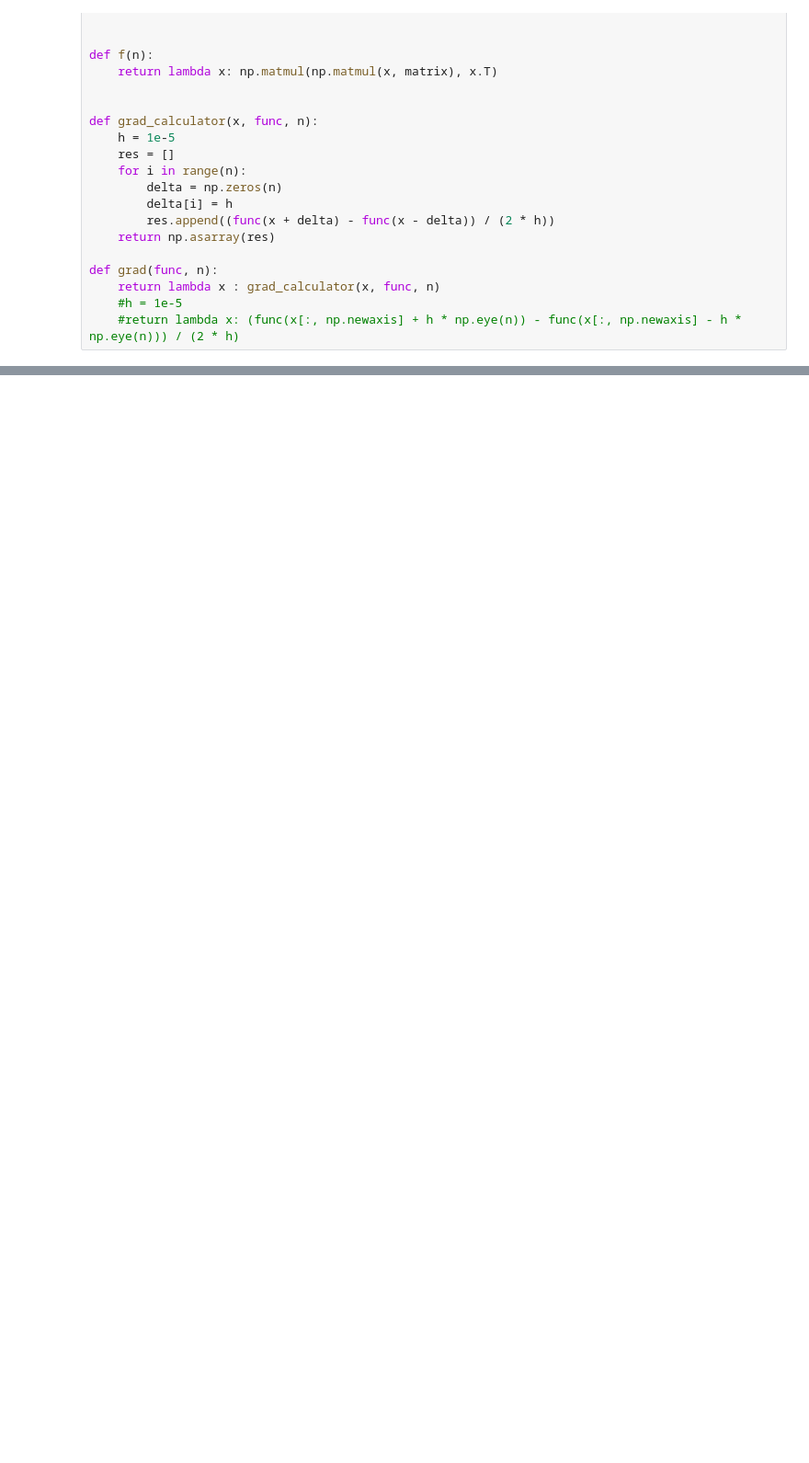
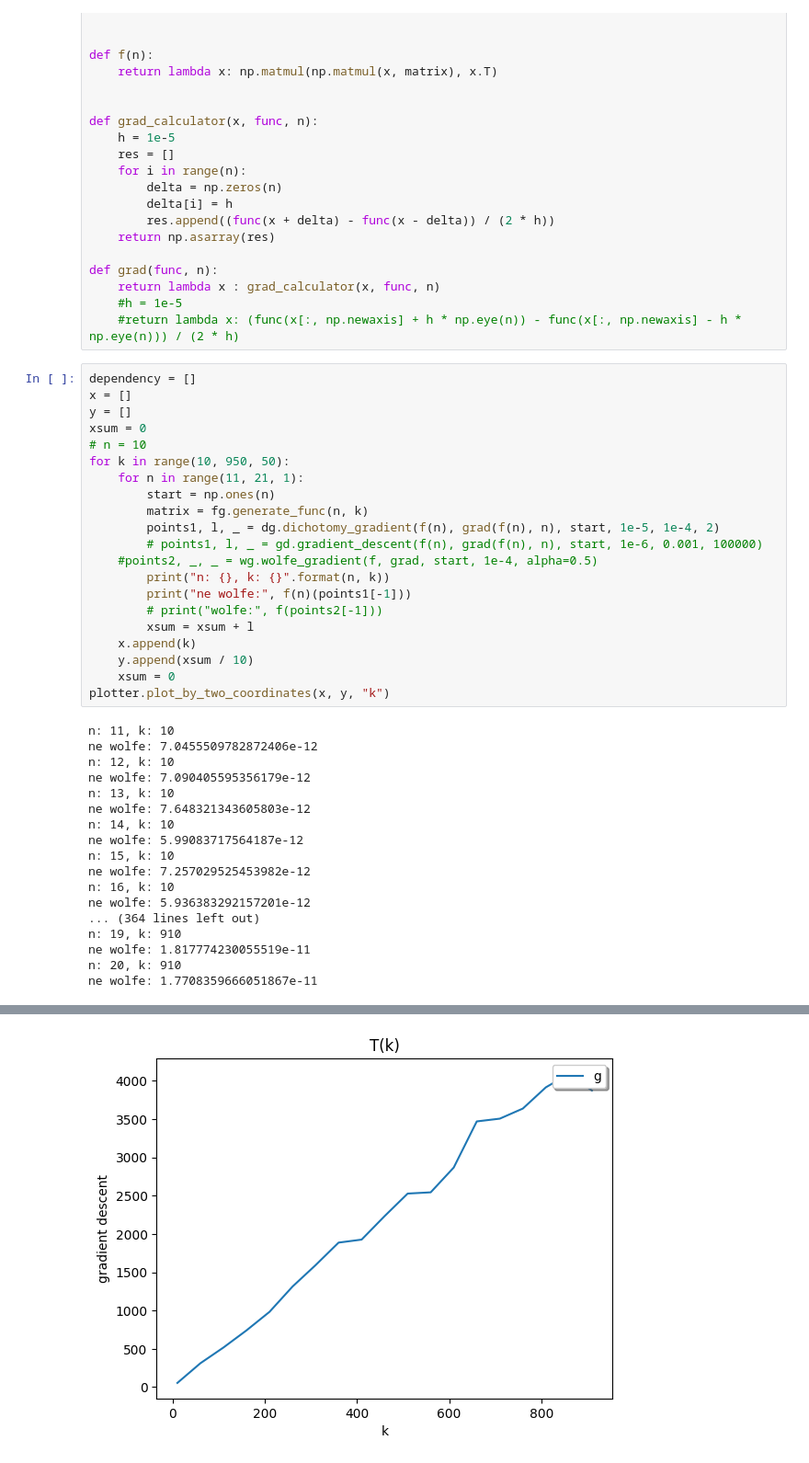
Before and after one commit to ivashka27/met_opt_danya3, a Jupyter notebook: lab1/nk_dependency_analysis.ipynb, the cells around one changed output, grey strips where cells are left out. Shown at 92% size. Saved outputs shown, nothing was run; the diff lists cells and outputs as text; blank space fills up the shorter version.

```diff
--- a/lab1/nk_dependency_analysis.ipynb
+++ b/lab1/nk_dependency_analysis.ipynb
@@ -34,3 +34,42 @@ def grad(func, n):
     return lambda x : grad_calculator(x, func, n)
     #h = 1e-5
     #return lambda x: (func(x[:, np.newaxis] + h * np.eye(n)) - func(x[:, np.newaxis] - h * np.eye(n))) / (2 * h)
+# %%
+dependency = []
+x = []
+y = []
+xsum = 0
+# n = 10
+for k in range(10, 950, 50):
+    for n in range(11, 21, 1):
+        start = np.ones(n)
+        matrix = fg.generate_func(n, k)
+        points1, l, _ = dg.dichotomy_gradient(f(n), grad(f(n), n), start, 1e-5, 1e-4, 2)
+        # points1, l, _ = gd.gradient_descent(f(n), grad(f(n), n), start, 1e-6, 0.001, 100000)
+    #points2, _, _ = wg.wolfe_gradient(f, grad, start, 1e-4, alpha=0.5)
+        print("n: {}, k: {}".format(n, k))
+        print("ne wolfe:", f(n)(points1[-1]))
+        # print("wolfe:", f(points2[-1]))
+        xsum = xsum + l
+    x.append(k)
+    y.append(xsum / 10)
+    xsum = 0
+plotter.plot_by_two_coordinates(x, y, "k")
+# %% [output]
+n: 11, k: 10
+ne wolfe: 7.0455509782872406e-12
+n: 12, k: 10
+ne wolfe: 7.090405595356179e-12
+n: 13, k: 10
+ne wolfe: 7.648321343605803e-12
+n: 14, k: 10
+ne wolfe: 5.99083717564187e-12
+n: 15, k: 10
+ne wolfe: 7.257029525453982e-12
+n: 16, k: 10
+ne wolfe: 5.936383292157201e-12
+... (364 lines left out)
+n: 19, k: 910
+ne wolfe: 1.817774230055519e-11
+n: 20, k: 910
+ne wolfe: 1.7708359666051867e-11
@@ -36,0 +77 @@ def grad(func, n):
+[figure, added]
```
Also changed, not shown: parts of 3 cells of this notebook, 1 other file.
